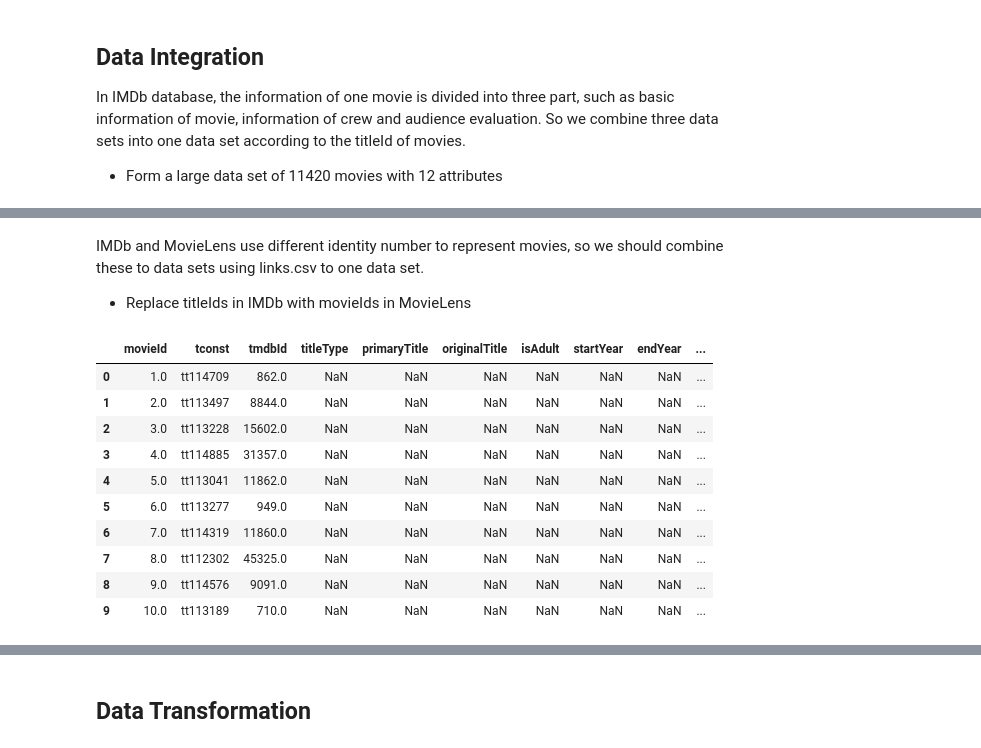
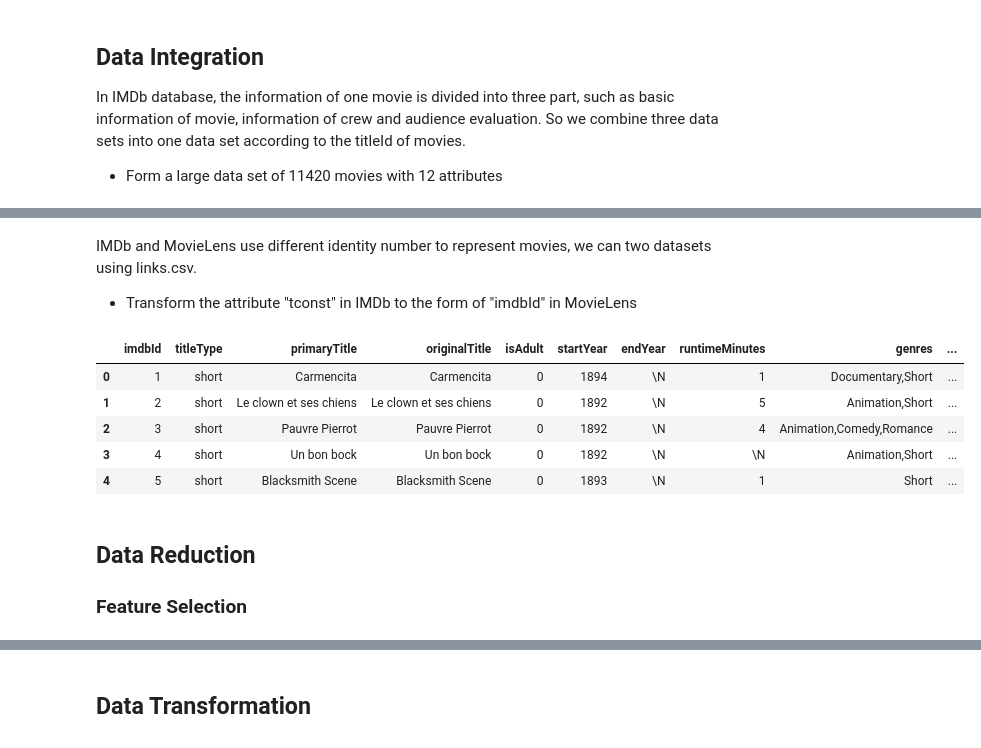
Before and after one commit to Thelordofdream/HSERS, a Jupyter notebook: HSERS.ipynb, the cells around one changed output, grey strips where cells are left out. Saved outputs shown, nothing was run; the diff lists cells and outputs as text; code cells hidden in the pictures.

Commit message:
data cleaned

```diff
--- a/HSERS.ipynb
+++ b/HSERS.ipynb
@@ -66,21 +86,18 @@ movie.head(10)
 # %% [markdown]
-IMDb and MovieLens use different identity number to represent movies, so we should combine these to data sets using links.csv to one data set.
+IMDb and MovieLens use different identity number to represent movies, we can two datasets using links.csv.
 
-* Replace titleIds in IMDb with movieIds in MovieLens
+* Transform the attribute "tconst" in IMDb to the form of "imdbId" in MovieLens
 # %%
-links['imdbId'] = links.apply(lambda x: 'tt' + str(int(x["imdbId"])), axis=1)
-links.rename(columns=lambda x:x.replace('imdbId','tconst'), inplace=True)
-movie = pd.merge(left=links, right=movie, how='inner', on='tconst')
-movie.head(10)
+movie['tconst'] = movie.apply(lambda x: int(x['tconst'].replace("tt", "")), axis=1)
+movie.rename(columns=lambda x:x.replace('tconst', 'imdbId'), inplace=True)
+movie.head(5)
 # %% [output]
-|  | movieId | tconst | tmdbId | titleType | primaryTitle | originalTitle | isAdult | startYear | endYear | ... |
-| 0 | 1.0 | tt114709 | 862.0 | NaN | NaN | NaN | NaN | NaN | NaN | ... |
-| 1 | 2.0 | tt113497 | 8844.0 | NaN | NaN | NaN | NaN | NaN | NaN | ... |
-| 2 | 3.0 | tt113228 | 15602.0 | NaN | NaN | NaN | NaN | NaN | NaN | ... |
-| 3 | 4.0 | tt114885 | 31357.0 | NaN | NaN | NaN | NaN | NaN | NaN | ... |
-| 4 | 5.0 | tt113041 | 11862.0 | NaN | NaN | NaN | NaN | NaN | NaN | ... |
-| 5 | 6.0 | tt113277 | 949.0 | NaN | NaN | NaN | NaN | NaN | NaN | ... |
-| 6 | 7.0 | tt114319 | 11860.0 | NaN | NaN | NaN | NaN | NaN | NaN | ... |
-| 7 | 8.0 | tt112302 | 45325.0 | NaN | NaN | NaN | NaN | NaN | NaN | ... |
-| 8 | 9.0 | tt114576 | 9091.0 | NaN | NaN | NaN | NaN | NaN | NaN | ... |
-| 9 | 10.0 | tt113189 | 710.0 | NaN | NaN | NaN | NaN | NaN | NaN | ... |
+|  | imdbId | titleType | primaryTitle | originalTitle | isAdult | startYear | endYear | runtimeMinutes | genres | ... |
+| 0 | 1 | short | Carmencita | Carmencita | 0 | 1894 | \N | 1 | Documentary,Short | ... |
+| 1 | 2 | short | Le clown et ses chiens | Le clown et ses chiens | 0 | 1892 | \N | 5 | Animation,Short | ... |
+| 2 | 3 | short | Pauvre Pierrot | Pauvre Pierrot | 0 | 1892 | \N | 4 | Animation,Comedy,Romance | ... |
+| 3 | 4 | short | Un bon bock | Un bon bock | 0 | 1892 | \N | \N | Animation,Short | ... |
+| 4 | 5 | short | Blacksmith Scene | Blacksmith Scene | 0 | 1893 | \N | 1 | Short | ... |
+# %% [markdown]
+## Data Reduction
+### Feature Selection
```
Also changed, not shown: parts of 35 cells of this notebook.
